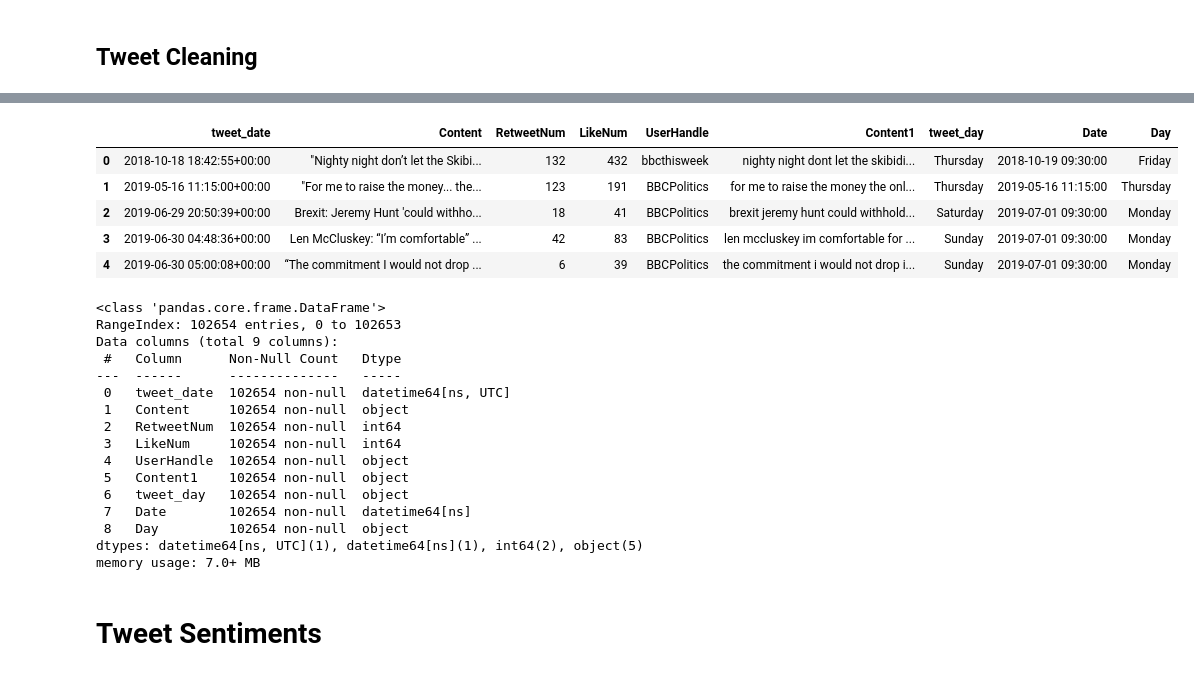
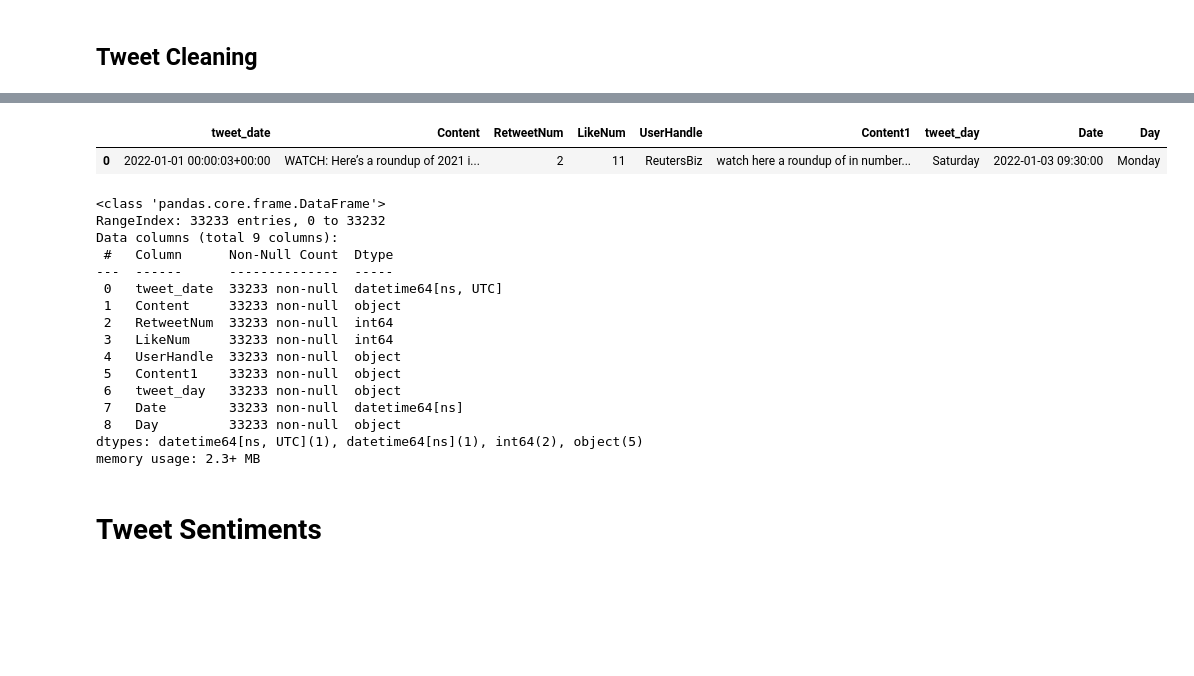
Before and after one commit to warriorprince86/MachineLearning, a Jupyter notebook: project/src/datamerge.ipynb, the cells around one changed output, grey strips where cells are left out. Drawn from its saved outputs; the diff is of its cells as text; code cells hidden in the pictures; blank space fills up the shorter version.

```diff
--- a/project/src/datamerge.ipynb
+++ b/project/src/datamerge.ipynb
@@ -111,5 +113,8 @@ df_stocks_open.head(100)
 # %% [markdown]
 # Generate a List of Dates
+# %%
+start='2022-01-01'
+end='2022-03-26'
 # %%
 # Date Range
 df_date= pd.DataFrame()
@@ -161,6 +166,6 @@ df_tweets.rename(columns={'Time':'tweet_date'}, inplace = True)
 colofinterest = ['tweet_date','Content','RetweetNum','LikeNum','UserHandle']
 df_tweets = df_tweets[colofinterest].sort_values(by='tweet_date',ascending=True).reset_index(drop=True)
 print(df_tweets.shape)
-df_tweets.head()
+df_tweets = df_tweets[(df_tweets.tweet_date >= start) & (df_tweets.tweet_date <= end)]
 # %% [output]
 (102683, 5)
@@ -215,5 +209,6 @@ def sentence_to_wordlist(sentence, remove_stopwords=False):
 # create a new column
 df_tweets['Content1']= df_tweets.Content.apply(lambda row: sentence_to_wordlist(row))
 df_tweets.dropna(how='any', inplace=True)
-df_tweets.reset_index( drop=True, inplace=True,)
-df_tweets.head()
+df_tweets=df_tweets[df_tweets.UserHandle != 'CNBC']
+df_tweets.reset_index(drop=True, inplace=True,)
+# df_tweets.head()
@@ -289,17 +277,13 @@ def edit_date(x):
 # %%
 # Change tweet date to corresponding market open date and time
 df_tweets['tweet_day'] = df_tweets.tweet_date.apply(lambda row:row.date().strftime("%A"))
 df_tweets['Date'] = df_tweets.tweet_date.apply(lambda row:edit_date(row))
 df_tweets['Day'] = df_tweets.Date.apply(lambda row:row.date().strftime("%A"))
 df_tweets['Date'] = df_tweets.Date.dt.round('15min') #round to the nearest 15 minute
-df_tweets.head(5)
+df_tweets.head(1)
 # %% [output]
 |  | tweet_date | Content | RetweetNum | LikeNum | UserHandle | Content1 | tweet_day | Date | Day |
-| 0 | 2018-10-18 18:42:55+00:00 | "Nighty night don’t let the Skibi... | 132 | 432 | bbcthisweek | nighty night dont let the skibidi... | Thursday | 2018-10-19 09:30:00 | Friday |
-| 1 | 2019-05-16 11:15:00+00:00 | "For me to raise the money... the... | 123 | 191 | BBCPolitics | for me to raise the money the onl... | Thursday | 2019-05-16 11:15:00 | Thursday |
-| 2 | 2019-06-29 20:50:39+00:00 | Brexit: Jeremy Hunt 'could withho... | 18 | 41 | BBCPolitics | brexit jeremy hunt could withhold... | Saturday | 2019-07-01 09:30:00 | Monday |
-| 3 | 2019-06-30 04:48:36+00:00 | Len McCluskey: “I’m comfortable” ... | 42 | 83 | BBCPolitics | len mccluskey im comfortable for ... | Sunday | 2019-07-01 09:30:00 | Monday |
-| 4 | 2019-06-30 05:00:08+00:00 | “The commitment I would not drop ... | 6 | 39 | BBCPolitics | the commitment i would not drop i... | Sunday | 2019-07-01 09:30:00 | Monday |
+| 0 | 2022-01-01 00:00:03+00:00 | WATCH: Here’s a roundup of 2021 i... | 2 | 11 | ReutersBiz | watch here a roundup of in number... | Saturday | 2022-01-03 09:30:00 | Monday |
 # %%
 # create a new column
 import swifter
@@ -308,21 +292,21 @@ df_tweets.dropna(how='any', inplace=True)
 df_tweets.info()
 # %% [output]
 <class 'pandas.core.frame.DataFrame'>
-RangeIndex: 102654 entries, 0 to 102653
+RangeIndex: 33233 entries, 0 to 33232
 Data columns (total 9 columns):
- #   Column      Non-Null Count   Dtype
----  ------      --------------   -----
- 0   tweet_date  102654 non-null  datetime64[ns, UTC]
- 1   Content     102654 non-null  object
- 2   RetweetNum  102654 non-null  int64
- 3   LikeNum     102654 non-null  int64
- 4   UserHandle  102654 non-null  object
- 5   Content1    102654 non-null  object
- 6   tweet_day   102654 non-null  object
- 7   Date        102654 non-null  datetime64[ns]
- 8   Day         102654 non-null  object
+ #   Column      Non-Null Count  Dtype
+---  ------      --------------  -----
+ 0   tweet_date  33233 non-null  datetime64[ns, UTC]
+ 1   Content     33233 non-null  object
+ 2   RetweetNum  33233 non-null  int64
+ 3   LikeNum     33233 non-null  int64
+ 4   UserHandle  33233 non-null  object
+ 5   Content1    33233 non-null  object
+ 6   tweet_day   33233 non-null  object
+ 7   Date        33233 non-null  datetime64[ns]
+ 8   Day         33233 non-null  object
 dtypes: datetime64[ns, UTC](1), datetime64[ns](1), int64(2), object(5)
-memory usage: 7.0+ MB
+memory usage: 2.3+ MB
 # %% [markdown]
 # Tweet Sentiments
 # %%
```
Also changed, not shown: parts of 26 cells of this notebook, 5 other files.
